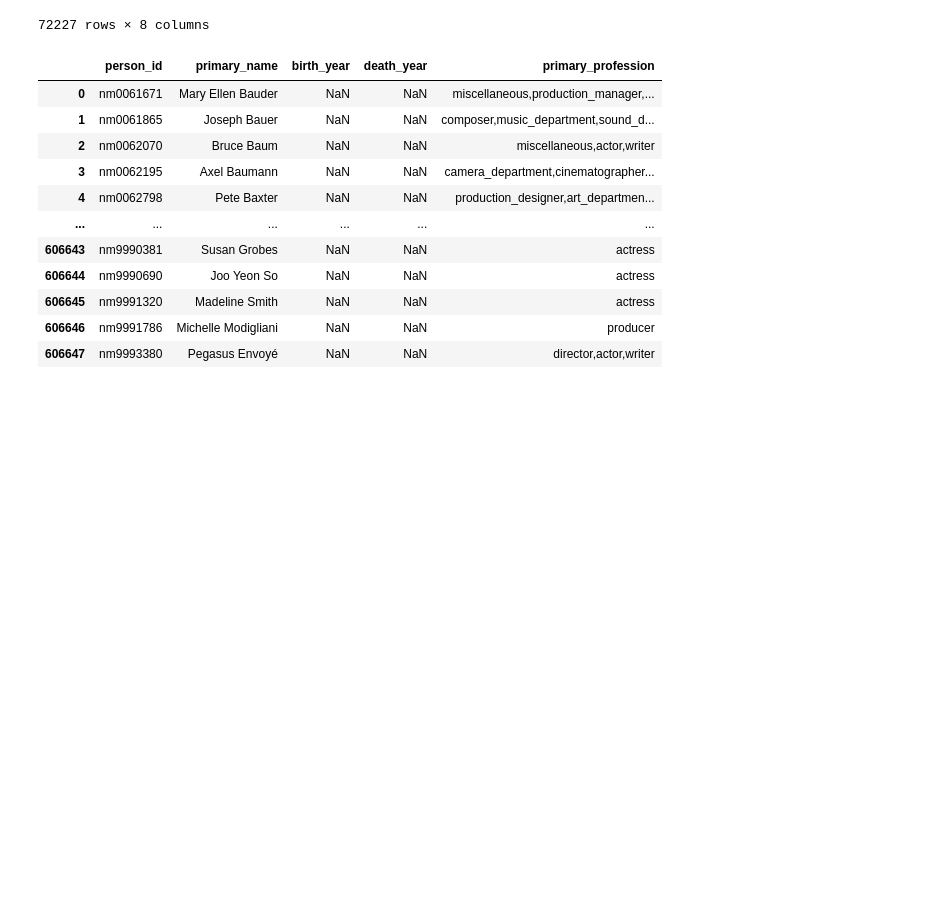
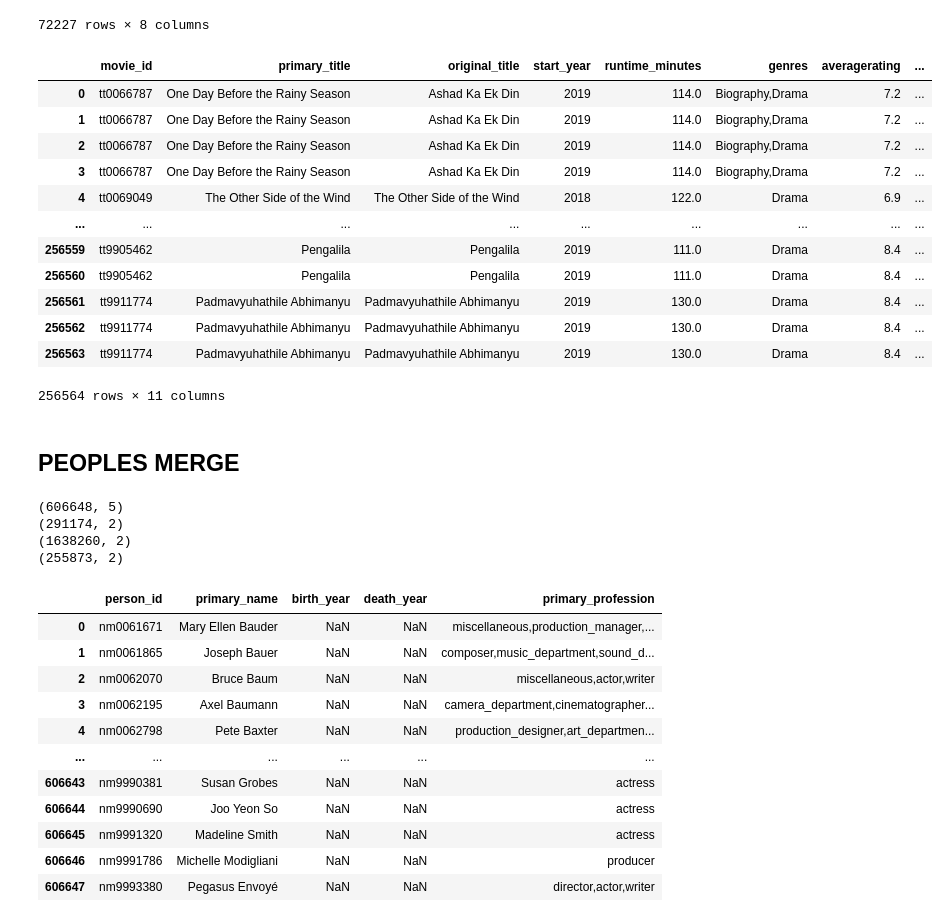
Before and after one commit to Arasirwa/stunning-computing-machine, a Jupyter notebook: notebooks/exploratory.ipynb, the cells around one changed output. Saved outputs shown, nothing was run; the diff lists cells and outputs as text; code cells hidden in the pictures; blank space fills up the shorter version.

```diff
--- a/notebooks/exploratory.ipynb
+++ b/notebooks/exploratory.ipynb
@@ -338,0 +351,10 @@ movie_ratings_cp = movie_ratings.copy(deep=True)
+# %%
+movie_akas = imdb_tables['movie_akas']
+# %%
+movie_akas_cp = movie_akas.copy(deep=True)
+movie_akas_cp.info()
+movie_akas_cp.isna().sum()
+movie_akas_cp = movie_akas_cp.drop(columns=['language', 'types', 'attributes', 'is_original_title'])
+movie_akas_cp = movie_akas_cp.rename(columns={
+    'title':'region_title'
+})
@@ -353,6 +393,37 @@ movie_merge
 | 72225 | tt9914942 | La vida sense la Sara Amat | La vida sense la Sara Amat | 2019 | 87.0 | Unknown | 6.6 | ... |
 | 72226 | tt9916160 | Drømmeland | Drømmeland | 2019 | 72.0 | Documentary | 6.5 | ... |
 72227 rows × 8 columns
+# %%
+movie_merge = movie_merge.merge(movie_akas_cp, on='movie_id', how='inner')
+movie_merge = movie_merge.drop_duplicates()
+
+movie_merge
+# %% [output]
+|  | movie_id | primary_title | original_title | start_year | runtime_minutes | genres | averagerating | ... |
+| 0 | tt0066787 | One Day Before the Rainy Season | Ashad Ka Ek Din | 2019 | 114.0 | Biography,Drama | 7.2 | ... |
+| 1 | tt0066787 | One Day Before the Rainy Season | Ashad Ka Ek Din | 2019 | 114.0 | Biography,Drama | 7.2 | ... |
+| 2 | tt0066787 | One Day Before the Rainy Season | Ashad Ka Ek Din | 2019 | 114.0 | Biography,Drama | 7.2 | ... |
+| 3 | tt0066787 | One Day Before the Rainy Season | Ashad Ka Ek Din | 2019 | 114.0 | Biography,Drama | 7.2 | ... |
+| 4 | tt0069049 | The Other Side of the Wind | The Other Side of the Wind | 2018 | 122.0 | Drama | 6.9 | ... |
+| ... | ... | ... | ... | ... | ... | ... | ... | ... |
+| 256559 | tt9905462 | Pengalila | Pengalila | 2019 | 111.0 | Drama | 8.4 | ... |
+| 256560 | tt9905462 | Pengalila | Pengalila | 2019 | 111.0 | Drama | 8.4 | ... |
+| 256561 | tt9911774 | Padmavyuhathile Abhimanyu | Padmavyuhathile Abhimanyu | 2019 | 130.0 | Drama | 8.4 | ... |
+| 256562 | tt9911774 | Padmavyuhathile Abhimanyu | Padmavyuhathile Abhimanyu | 2019 | 130.0 | Drama | 8.4 | ... |
+| 256563 | tt9911774 | Padmavyuhathile Abhimanyu | Padmavyuhathile Abhimanyu | 2019 | 130.0 | Drama | 8.4 | ... |
+256564 rows × 11 columns
+# %% [markdown]
+## PEOPLES MERGE
+# %%
+print(imdb_tables['persons'].shape)
+print(imdb_tables['directors'].shape)
+print(imdb_tables['known_for'].shape)
+print(imdb_tables['writers'].shape)
+# %% [output]
+(606648, 5)
+(291174, 2)
+(1638260, 2)
+(255873, 2)
 # %%
 persons_cp= imdb_tables["persons"].copy(deep=True)
 persons_cp
```
Also changed, not shown: parts of 22 cells of this notebook.
